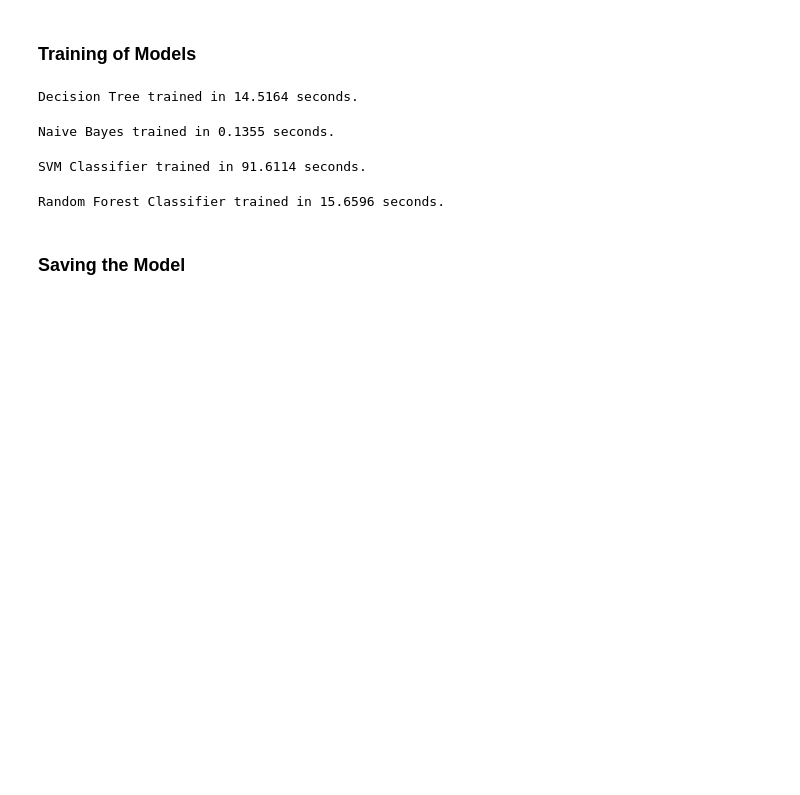
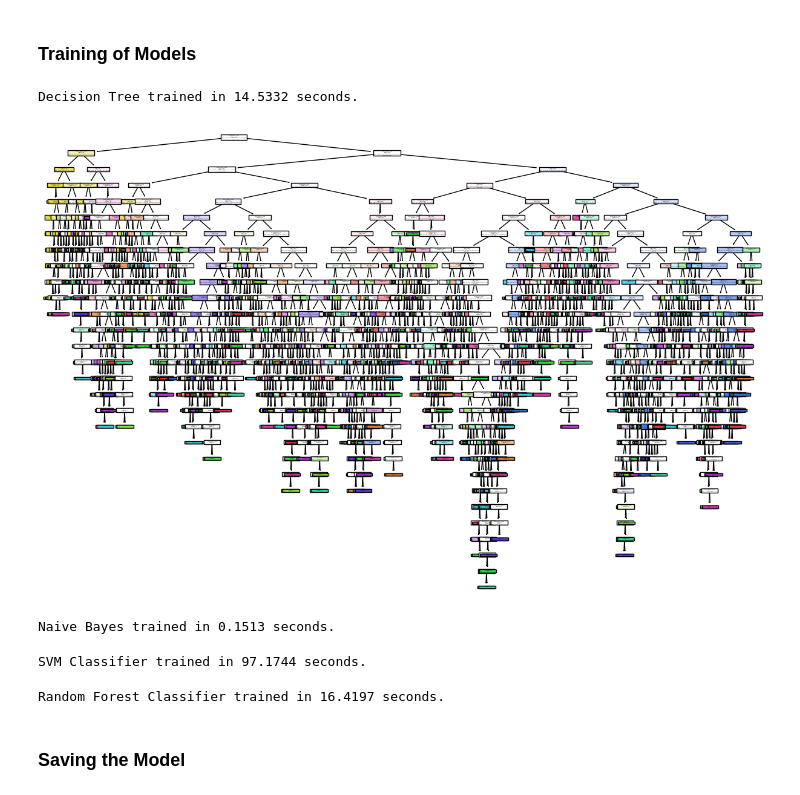
Before and after one commit to GiovanniL30/Cat-Image-Classification, a Jupyter notebook: main.ipynb, the cells around one changed output. Drawn from its saved outputs; the diff is of its cells as text; code cells hidden in the pictures; blank space fills up the shorter version.

```diff
--- a/main.ipynb
+++ b/main.ipynb
@@ -40,7 +42,7 @@ def load_and_preprocess_images(directory, label, img_size):
             img = cv2.resize(img, img_size)
             img = cv2.cvtColor(img, cv2.COLOR_BGR2GRAY)
             img = img / 255.0
-            images.append(img.reshape(64, 64, 1))
+            images.append(img.flatten())
             labels.append(label)
     return images, labels
 
@@ -76,19 +78,27 @@ def train_model(model, name):
 # %%
 train_model(decision_tree_classifier, "Decision Tree")
 # %% [output]
-Decision Tree trained in 14.5164 seconds.
+Decision Tree trained in 14.5332 seconds.
+# %%
+
+
+plt.figure(figsize=(15, 10))
+plot_tree(decision_tree_classifier, filled=True, feature_names=[f'Feature_{i}' for i in range(X.shape[1])])
+plt.show()
+# %% [output]
+[figure, added]
 # %%
 train_model(naive_bayes_classifier, "Naive Bayes")
 # %% [output]
-Naive Bayes trained in 0.1355 seconds.
+Naive Bayes trained in 0.1513 seconds.
 # %%
 train_model(svm_classifier, "SVM Classifier")
 # %% [output]
-SVM Classifier trained in 91.6114 seconds.
+SVM Classifier trained in 97.1744 seconds.
 # %%
 train_model(random_forest_classifier, "Random Forest Classifier")
 # %% [output]
-Random Forest Classifier trained in 15.6596 seconds.
+Random Forest Classifier trained in 16.4197 seconds.
 # %% [markdown]
 ### Saving the Model
 # %%
```
Also changed, not shown: parts of 2 cells of this notebook.
